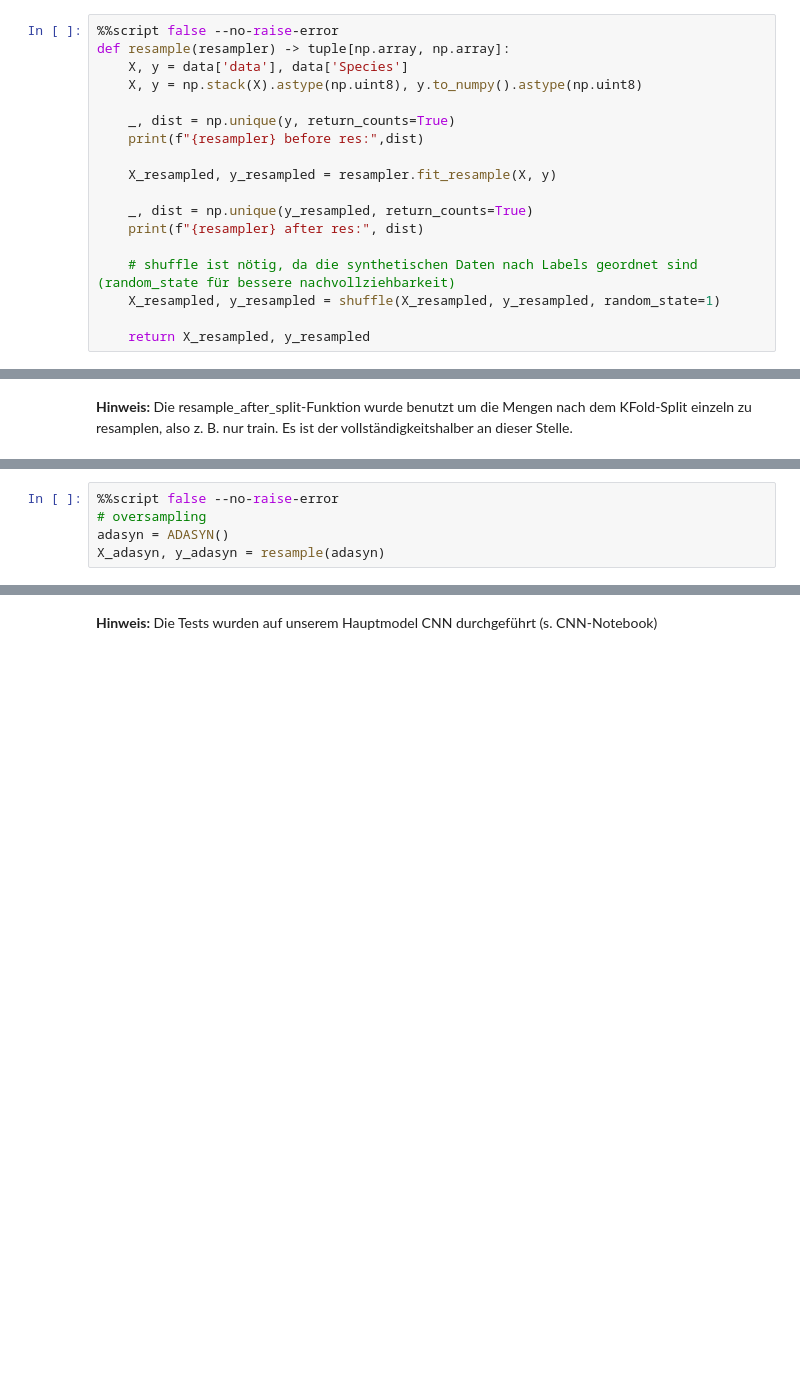
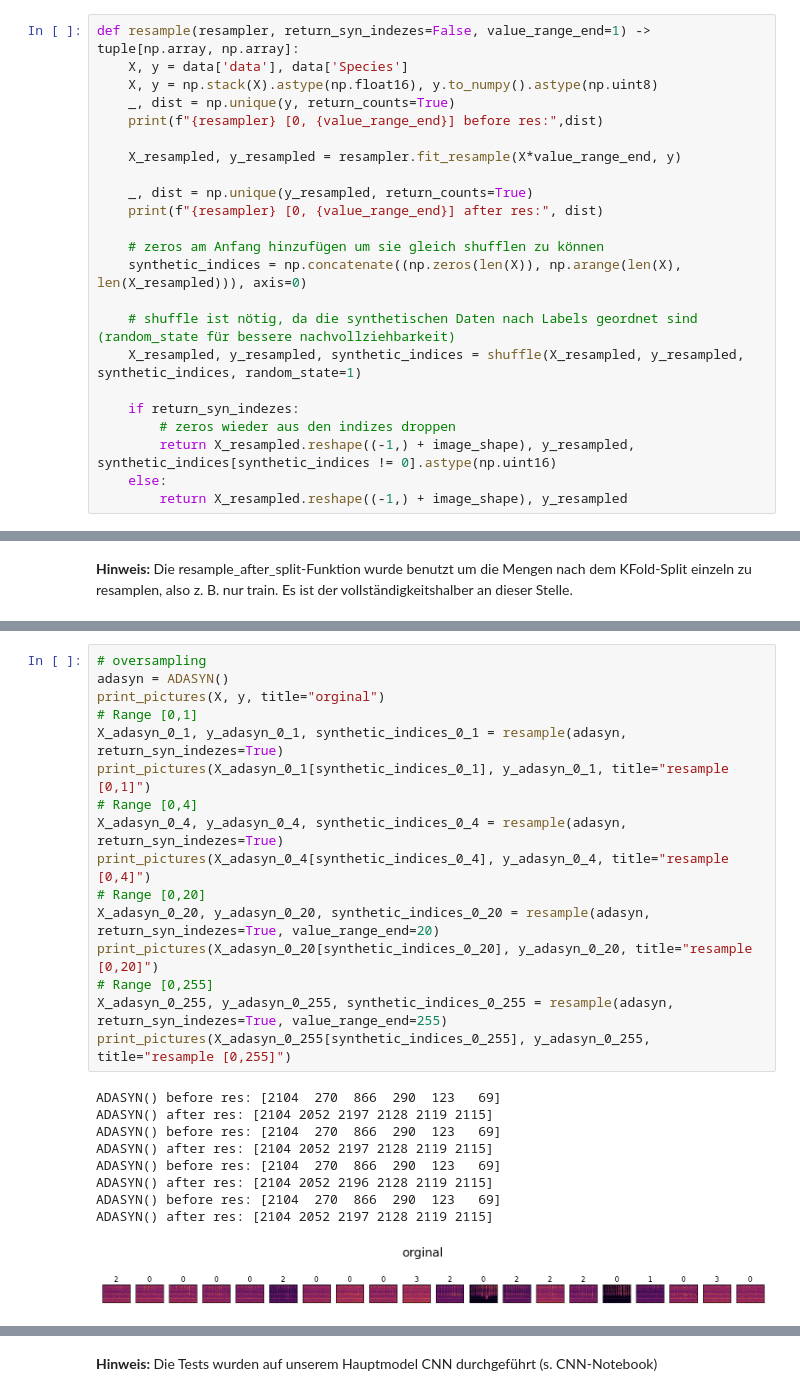
Before and after one commit to amarcelq/ml_project, a Jupyter notebook: data_prep.ipynb, the cells around one changed output, grey strips where cells are left out. Saved outputs shown, nothing was run; the diff lists cells and outputs as text; blank space fills up the shorter version.

```diff
--- a/data_prep.ipynb
+++ b/data_prep.ipynb
@@ -302,20 +332,25 @@ Aufgrund der sehr ungleich verteilten Klassen haben wir mit Oversampling (Adasyn
 # Entfernt Klassen >= 500 Samples
 #data = data[data['Species'].isin(counts[counts>=500].index)]
 # %%
-%%script false --no-raise-error
-def resample(resampler) -> tuple[np.array, np.array]:
+def resample(resampler, return_syn_indezes=False, value_range_end=1) -> tuple[np.array, np.array]:
     X, y = data['data'], data['Species']
-    X, y = np.stack(X).astype(np.uint8), y.to_numpy().astype(np.uint8)
+    X, y = np.stack(X).astype(np.float16), y.to_numpy().astype(np.uint8)
+    _, dist = np.unique(y, return_counts=True)
+    print(f"{resampler} [0, {value_range_end}] before res:",dist)
 
-    _, dist = np.unique(y, return_counts=True)
-    print(f"{resampler} before res:",dist)
-
-    X_resampled, y_resampled = resampler.fit_resample(X, y)
+    X_resampled, y_resampled = resampler.fit_resample(X*value_range_end, y)
 
     _, dist = np.unique(y_resampled, return_counts=True)
-    print(f"{resampler} after res:", dist)
+    print(f"{resampler} [0, {value_range_end}] after res:", dist)
+
+    # zeros am Anfang hinzufügen um sie gleich shufflen zu können
+    synthetic_indices = np.concatenate((np.zeros(len(X)), np.arange(len(X), len(X_resampled))), axis=0)
 
     # shuffle ist nötig, da die synthetischen Daten nach Labels geordnet sind (random_state für bessere nachvollziehbarkeit)
-    X_resampled, y_resampled = shuffle(X_resampled, y_resampled, random_state=1)
+    X_resampled, y_resampled, synthetic_indices = shuffle(X_resampled, y_resampled, synthetic_indices, random_state=1)
 
-    return X_resampled, y_resampled
+    if return_syn_indezes:
+        # zeros wieder aus den indizes droppen
+        return X_resampled.reshape((-1,) + image_shape), y_resampled, synthetic_indices[synthetic_indices != 0].astype(np.uint16)
+    else:
+        return X_resampled.reshape((-1,) + image_shape), y_resampled
@@ -350,5 +386,26 @@ def resample_after_split(X,y, resampler) -> tuple[np.array, np.array]:
 # %%
-%%script false --no-raise-error
 # oversampling
 adasyn = ADASYN()
-X_adasyn, y_adasyn = resample(adasyn)
+print_pictures(X, y, title="orginal")
+# Range [0,1]
+X_adasyn_0_1, y_adasyn_0_1, synthetic_indices_0_1 = resample(adasyn, return_syn_indezes=True)
+print_pictures(X_adasyn_0_1[synthetic_indices_0_1], y_adasyn_0_1, title="resample [0,1]")
+# Range [0,4]
+X_adasyn_0_4, y_adasyn_0_4, synthetic_indices_0_4 = resample(adasyn, return_syn_indezes=True)
+print_pictures(X_adasyn_0_4[synthetic_indices_0_4], y_adasyn_0_4, title="resample [0,4]")
+# Range [0,20]
+X_adasyn_0_20, y_adasyn_0_20, synthetic_indices_0_20 = resample(adasyn, return_syn_indezes=True, value_range_end=20)
+print_pictures(X_adasyn_0_20[synthetic_indices_0_20], y_adasyn_0_20, title="resample [0,20]")
+# Range [0,255]
+X_adasyn_0_255, y_adasyn_0_255, synthetic_indices_0_255 = resample(adasyn, return_syn_indezes=True, value_range_end=255)
+print_pictures(X_adasyn_0_255[synthetic_indices_0_255], y_adasyn_0_255, title="resample [0,255]")
+# %% [output]
+ADASYN() before res: [2104  270  866  290  123   69]
+ADASYN() after res: [2104 2052 2197 2128 2119 2115]
+ADASYN() before res: [2104  270  866  290  123   69]
+ADASYN() after res: [2104 2052 2197 2128 2119 2115]
+ADASYN() before res: [2104  270  866  290  123   69]
+ADASYN() after res: [2104 2052 2196 2128 2119 2115]
+ADASYN() before res: [2104  270  866  290  123   69]
+ADASYN() after res: [2104 2052 2197 2128 2119 2115]
+[figure, added]
```
Also changed, not shown: parts of 16 cells of this notebook, 2 other files.
